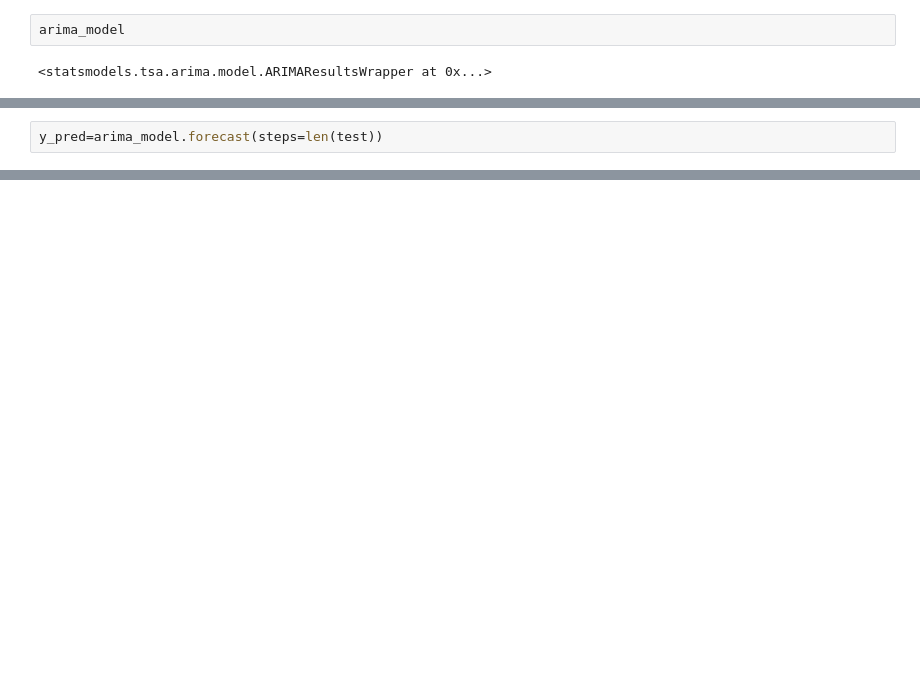
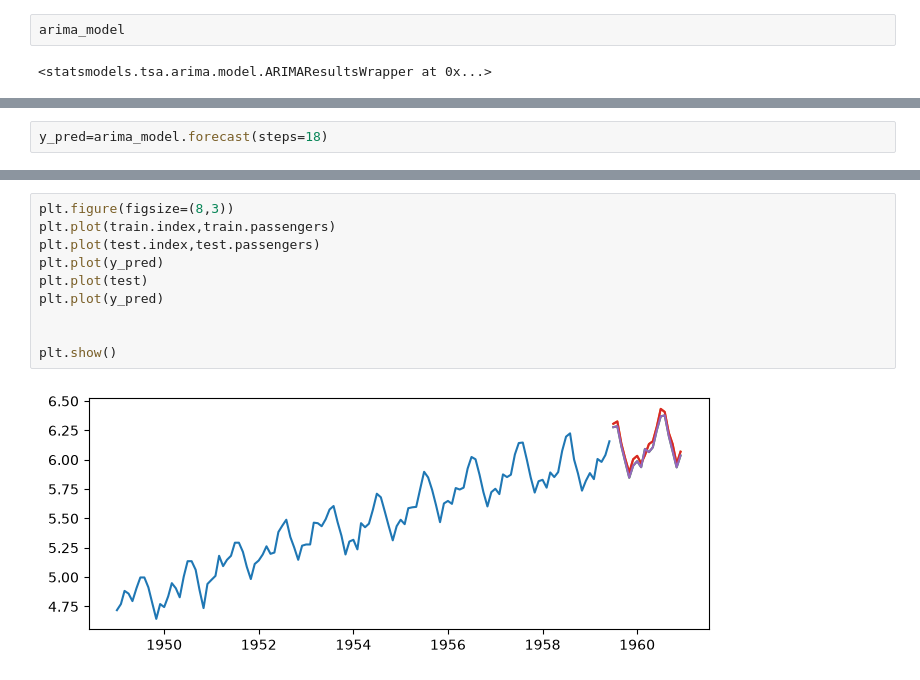
Before and after one commit to harshrathi0010-web/ML-practice, a Jupyter notebook: TSA 1.ipynb, the cells around one changed output, grey strips where cells are left out. Drawn from its saved outputs; the diff is of its cells as text; blank space fills up the shorter version.

```diff
--- a/TSA 1.ipynb
+++ b/TSA 1.ipynb
@@ -147,7 +158,7 @@ SARIMAX Results
 Warnings:
 [1] Covariance matrix calculated using the outer product of gradients (complex-step).
 # %%
-y_pred=arima_model.forecast(steps=len(test))
+y_pred=arima_model.forecast(steps=18)
 # %%
 y_pred
 # %% [output]
@@ -195,0 +246,12 @@ NameError: name 'y_fc' is not defined
+# %%
+plt.figure(figsize=(8,3))
+plt.plot(train.index,train.passengers)
+plt.plot(test.index,test.passengers)
+plt.plot(y_pred)
+plt.plot(test)
+plt.plot(y_pred)
+
+
+plt.show()
+# %% [output]
+[figure, added]
```
Also changed, not shown: parts of 13 cells of this notebook.
